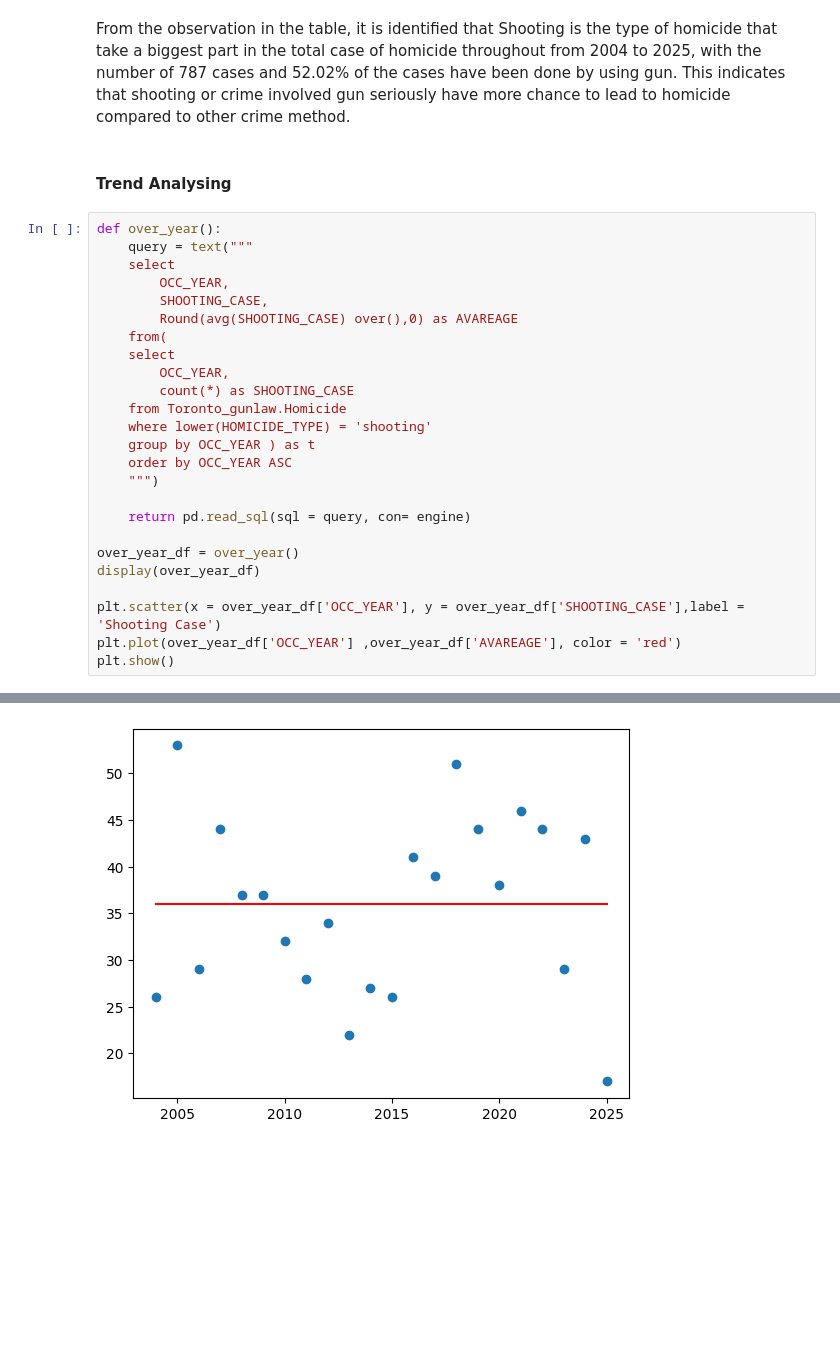
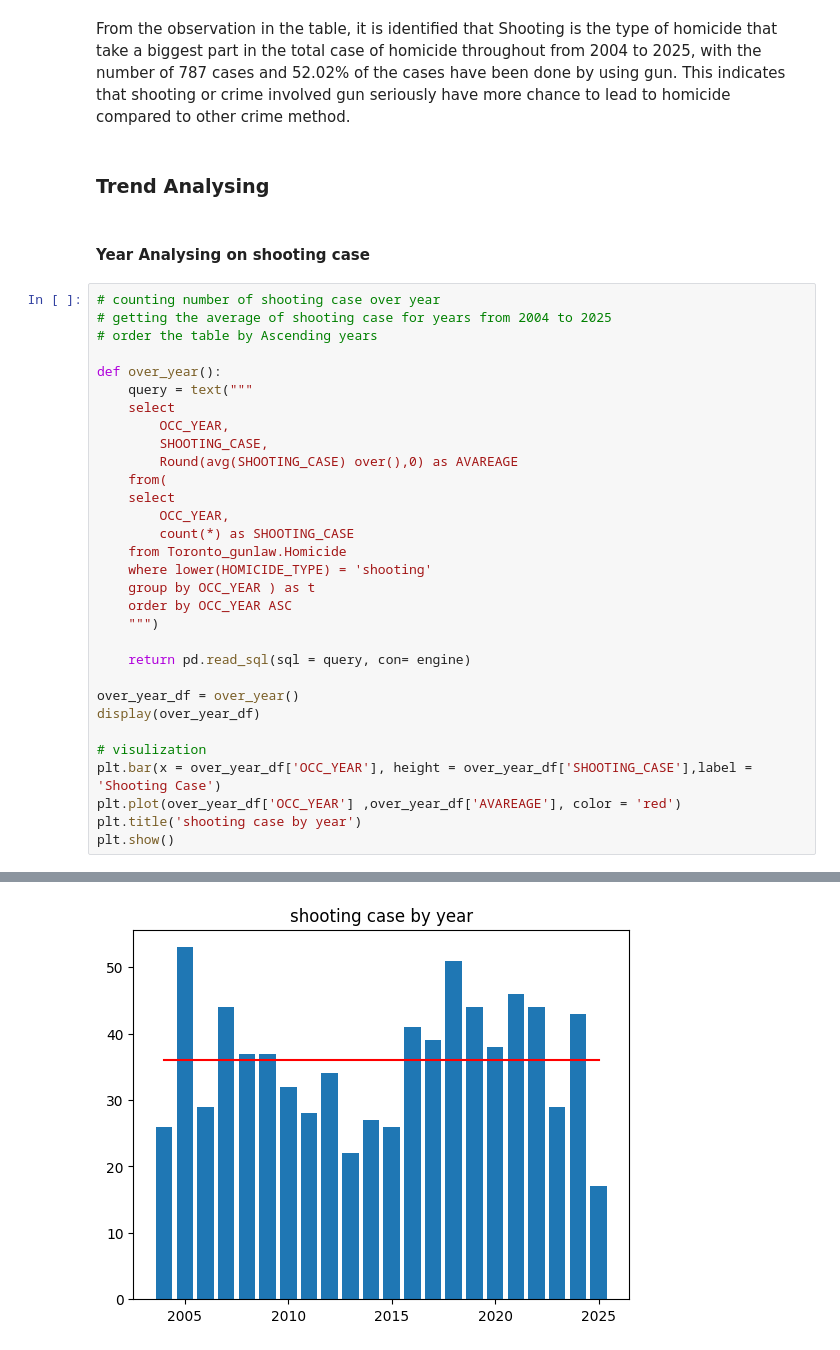
Before and after one commit to tranminhghj123/Data471_project, a Jupyter notebook: project_milestone.ipynb, the cells around one changed output, grey strips where cells are left out. Cells and saved outputs as stored; diff of their text form; blank space fills up the shorter version.

Commit message:
update in day trend and area

```diff
--- a/project_milestone.ipynb
+++ b/project_milestone.ipynb
@@ -120,8 +117,14 @@ total_case_analysing()
 # %% [markdown]
 From the observation in the table, it is identified that Shooting is the type of homicide that take a biggest part in the total case of homicide throughout from 2004 to 2025, with the number of 787 cases and 52.02% of the cases have been done by using gun. This indicates that shooting or crime involved gun seriously have more chance to lead to homicide compared to other crime method.
 # %% [markdown]
-#### Trend Analysing
+### Trend Analysing
+# %% [markdown]
+#### Year Analysing on shooting case
 # %%
+# counting number of shooting case over year
+# getting the average of shooting case for years from 2004 to 2025
+# order the table by Ascending years
+
 def over_year():
     query = text("""
     select
@@ -136,33 +139,35 @@ def over_year():
     where lower(HOMICIDE_TYPE) = 'shooting'
     group by OCC_YEAR ) as t
     order by OCC_YEAR ASC
     """)
 
     return pd.read_sql(sql = query, con= engine)
 
 over_year_df = over_year()
 display(over_year_df)
 
-plt.scatter(x = over_year_df['OCC_YEAR'], y = over_year_df['SHOOTING_CASE'],label = 'Shooting Case')
+# visulization
+plt.bar(x = over_year_df['OCC_YEAR'], height = over_year_df['SHOOTING_CASE'],label = 'Shooting Case')
 plt.plot(over_year_df['OCC_YEAR'] ,over_year_df['AVAREAGE'], color = 'red')
+plt.title('shooting case by year')
 plt.show()
 # %% [output]
 |  | OCC_YEAR | SHOOTING_CASE | AVAREAGE |
 | 0 | 2004 | 26 | 36.0 |
 | 1 | 2005 | 53 | 36.0 |
 | 2 | 2006 | 29 | 36.0 |
 | 3 | 2007 | 44 | 36.0 |
 | 4 | 2008 | 37 | 36.0 |
 | 5 | 2009 | 37 | 36.0 |
 | 6 | 2010 | 32 | 36.0 |
 | 7 | 2011 | 28 | 36.0 |
 | 8 | 2012 | 34 | 36.0 |
 | 9 | 2013 | 22 | 36.0 |
 | ... | ... | ... | ... |
 | 17 | 2021 | 46 | 36.0 |
 | 18 | 2022 | 44 | 36.0 |
 | 19 | 2023 | 29 | 36.0 |
 | 20 | 2024 | 43 | 36.0 |
 | 21 | 2025 | 17 | 36.0 |
-[figure, old version]
+[figure, new version]
 # %% [markdown]
```
Also changed, not shown: parts of 18 cells of this notebook.
